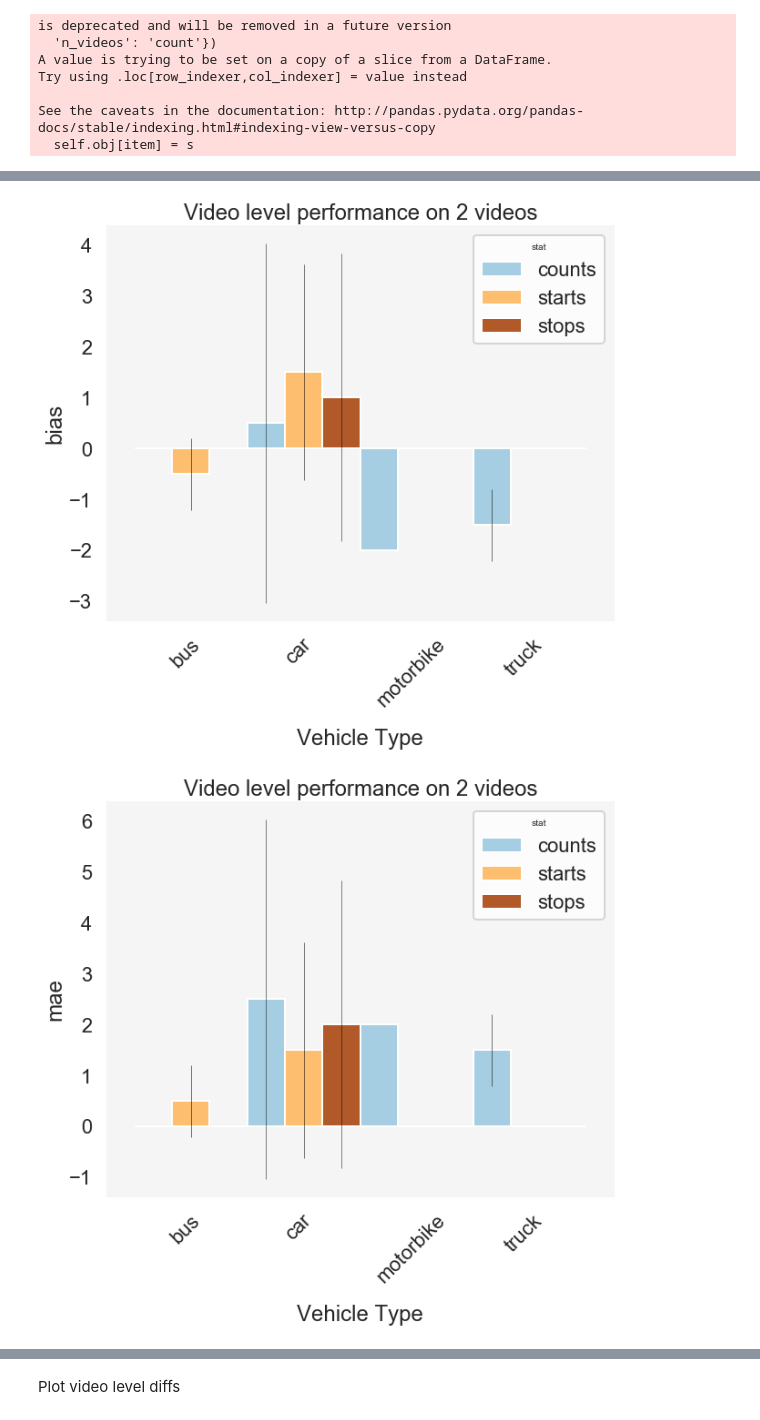
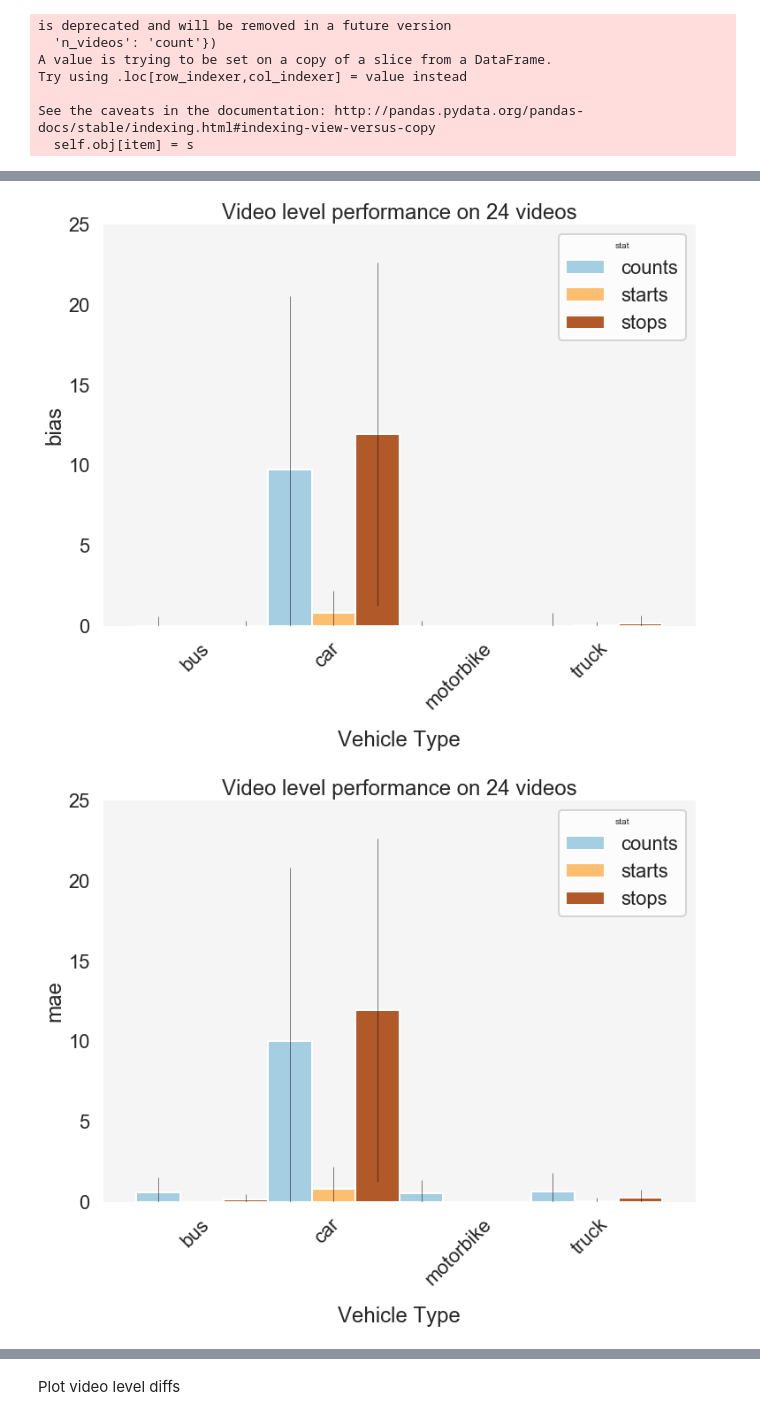
Before and after one commit to dssg/air_pollution_estimation, a Jupyter notebook: notebooks/20190730_CW_eval_plotting.ipynb, the cells around one changed output, grey strips where cells are left out. Drawn from its saved outputs; the diff is of its cells as text; code cells hidden in the pictures.

Commit message:
added plots for deep dive

```diff
--- a/notebooks/20190730_CW_eval_plotting.ipynb
+++ b/notebooks/20190730_CW_eval_plotting.ipynb
@@ -55,0 +58,6 @@ See the caveats in the documentation: http://pandas.pydata.org/pandas-docs/stabl
+# %%
+video_level_stats_df = pd.read_csv("../data/carolinetemp/eval_video_performance_kcf.csv")
+video_level_diff_df = pd.read_csv("../data/carolinetemp/eval_video_diffs_kcf.csv")
+
+# video_level_stats_df = pd.read_csv("../data/carolinetemp/eval_video_performance_csrt.csv")
+# video_level_diff_df = pd.read_csv("../data/carolinetemp/eval_video_diffs_csrt.csv")
@@ -56,8 +163,8 @@ See the caveats in the documentation: http://pandas.pydata.org/pandas-docs/stabl
 # %%
 plot_video_level_summary_stats(video_level_stats_df,
-                       metrics = {'bias':"../data/plots/video_bias.pdf",
-                                  'rmse':"../data/plots/video_rmse.pdf",
-                                   'mae': "../data/plots/video_mae.pdf"})
+                       metrics = {'bias':"../data/plots/video_bias_kcf.pdf",
+                                  'rmse':"../data/plots/video_rmse_kcf.pdf",
+                                   'mae': "../data/plots/video_mae_kcf.pdf"})
 # %% [output]
-[figure, old version]
+[figure, new version]
-[figure, old version]
+[figure, new version]
```
Also changed, not shown: parts of 7 cells of this notebook, 1 other file.
